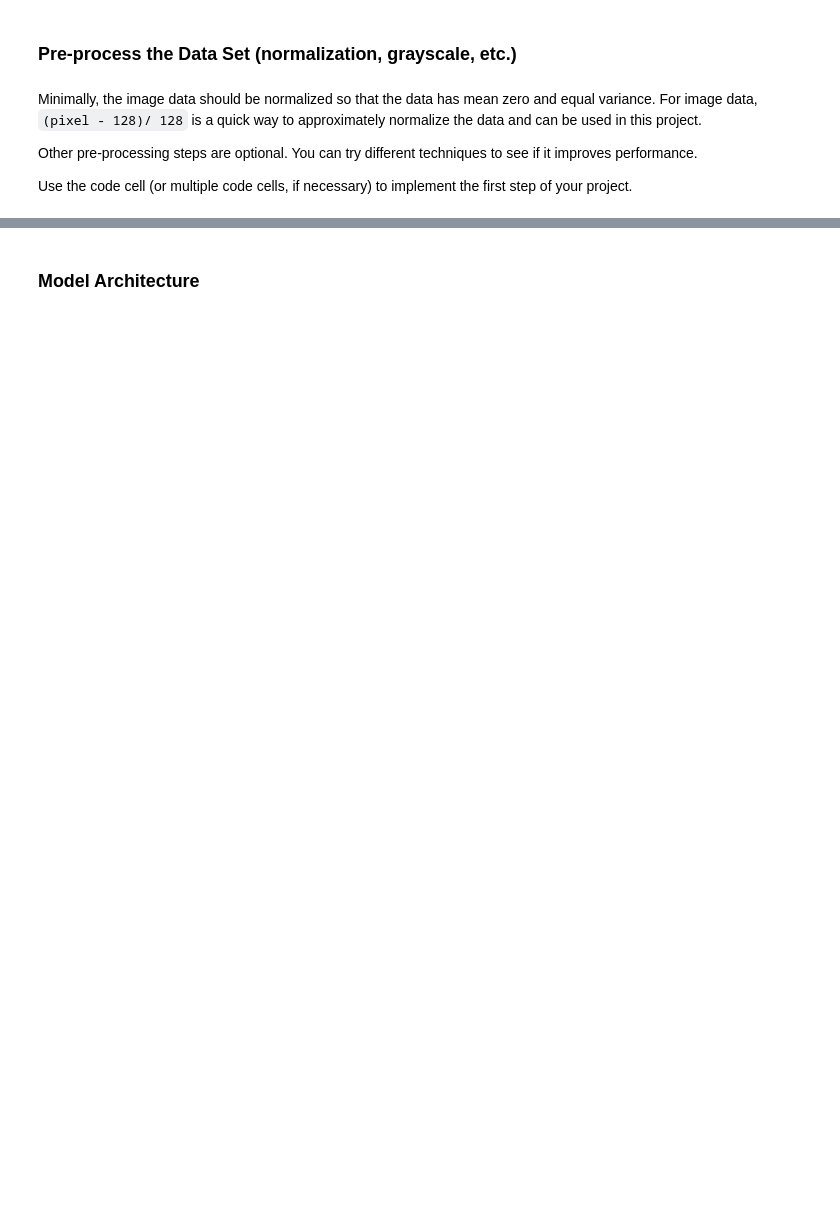
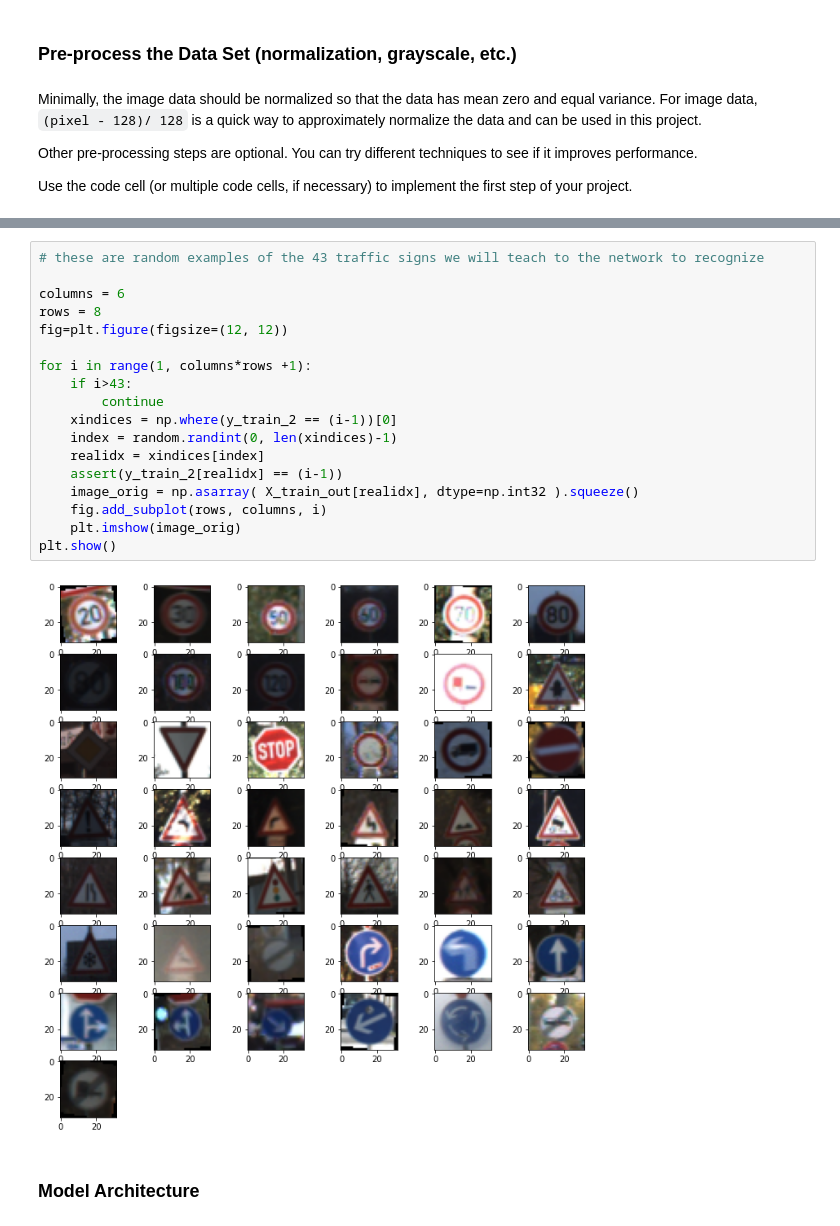
Before and after one commit to danthe42/CarND-Traffic-Sign-Classifier-Project, a Jupyter notebook: Traffic_Sign_Classifier.ipynb, the cells around one changed output, grey strips where cells are left out. Drawn from its saved outputs; the diff is of its cells as text; blank space fills up the shorter version.

```diff
--- a/Traffic_Sign_Classifier.ipynb
+++ b/Traffic_Sign_Classifier.ipynb
@@ -371,3 +321,23 @@ Train set size: 69598
+# %%
+# these are random examples of the 43 traffic signs we will teach to the network to recognize
+
+columns = 6
+rows = 8
+fig=plt.figure(figsize=(12, 12))
+
+for i in range(1, columns*rows +1):
+    if i>43:
+        continue
+    xindices = np.where(y_train_2 == (i-1))[0]
+    index = random.randint(0, len(xindices)-1)
+    realidx = xindices[index]
+    assert(y_train_2[realidx] == (i-1))
+    image_orig = np.asarray( X_train_out[realidx], dtype=np.int32 ).squeeze()
+    fig.add_subplot(rows, columns, i)
+    plt.imshow(image_orig)
+plt.show()
+# %% [output]
+[figure, added]
 # %% [markdown]
 ### Model Architecture
 # %%
```
Also changed, not shown: parts of 23 cells of this notebook, 1 other file.
